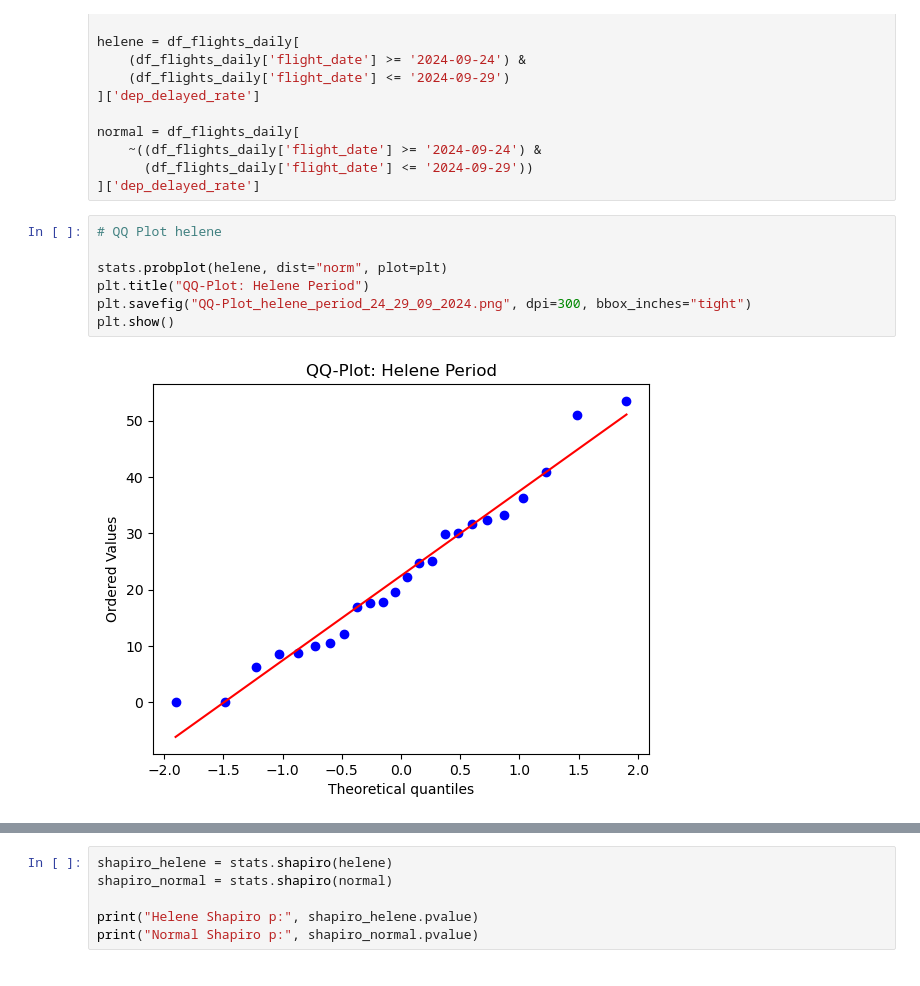
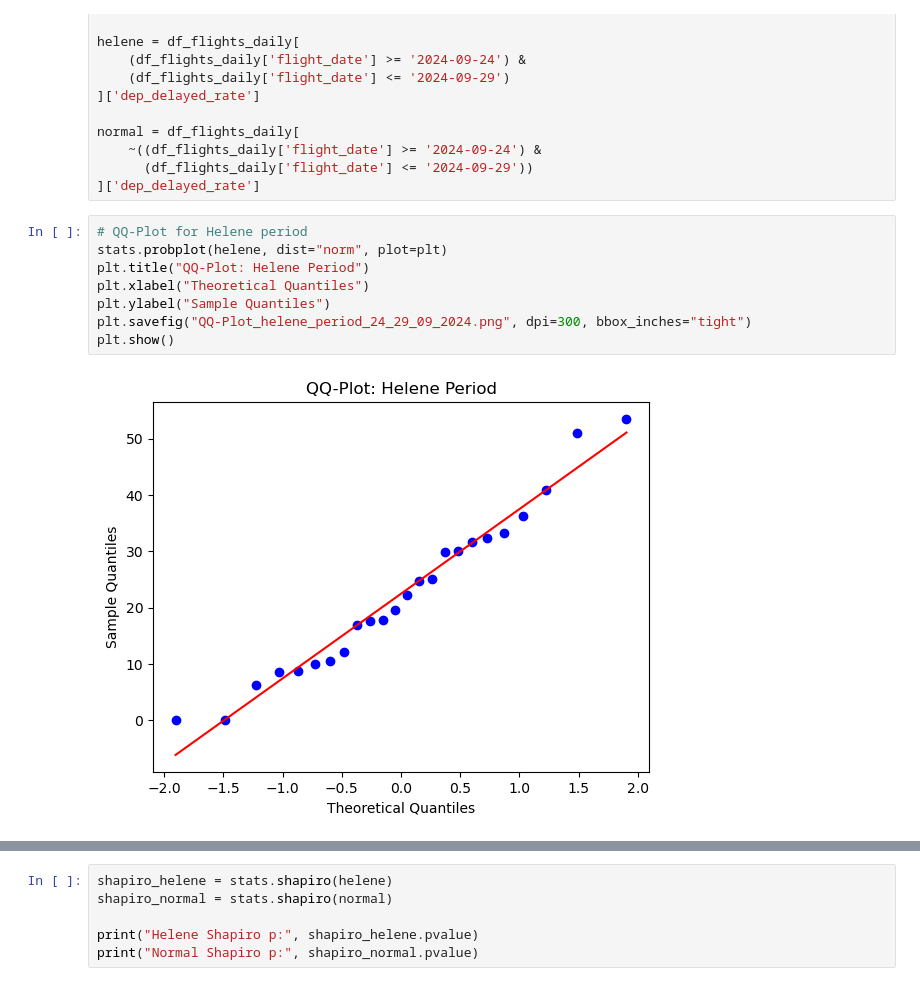
Before and after one commit to mail341/da-08122025-analytics-engineering-project, a Jupyter notebook: Hypothesis_testing_flights_daily.ipynb, the cells around one changed output, grey strips where cells are left out. Drawn from its saved outputs; the diff is of its cells as text.

```diff
--- a/Hypothesis_testing_flights_daily.ipynb
+++ b/Hypothesis_testing_flights_daily.ipynb
@@ -74,12 +74,13 @@ normal = df_flights_daily[
       (df_flights_daily['flight_date'] <= '2024-09-29'))
 ]['dep_delayed_rate']
 # %%
-# QQ Plot helene
-
+# QQ-Plot for Helene period
 stats.probplot(helene, dist="norm", plot=plt)
 plt.title("QQ-Plot: Helene Period")
+plt.xlabel("Theoretical Quantiles")
+plt.ylabel("Sample Quantiles")
 plt.savefig("QQ-Plot_helene_period_24_29_09_2024.png", dpi=300, bbox_inches="tight")
 plt.show()
 # %% [output]
-[figure, old version]
+[figure, new version]
 # %%
```
Also changed, not shown: parts of 2 cells of this notebook, 2 other files.
